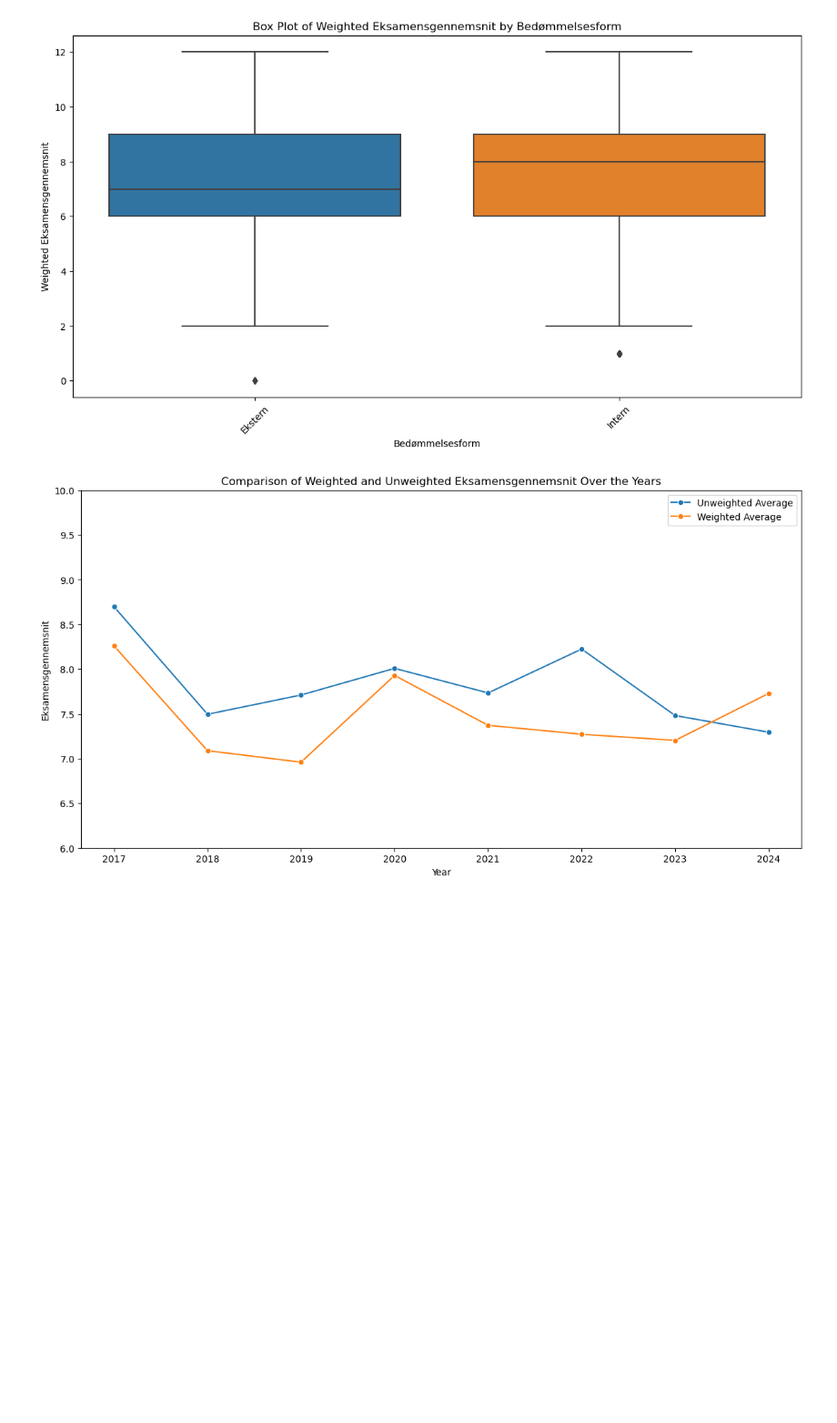
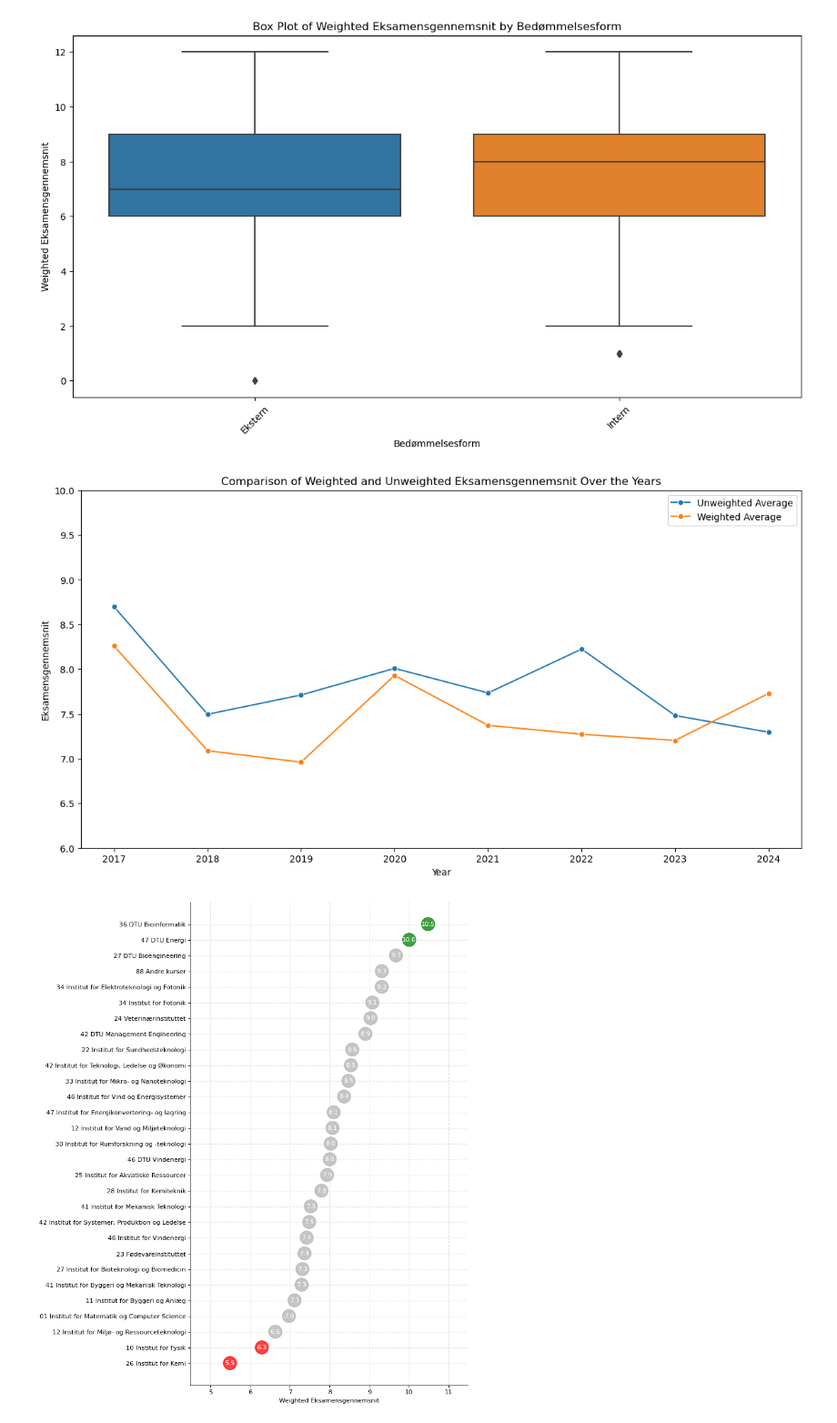
Before and after one commit to fmb622/isds2024exam, a Jupyter notebook: plots.ipynb, the cells around one changed output. Shown: that part at 91% size. Cells and saved outputs as stored; diff of their text form; code cells hidden in the pictures; blank space fills up the shorter version.

```diff
--- a/plots.ipynb
+++ b/plots.ipynb
@@ -259,3 +259,61 @@ plt.legend()  # Show legend to differentiate between the two lines
 plt.show()
 # %% [output]
 [figure]
+# %%
+# Ensure necessary columns are numeric
+clean_merged_df['Fremmødte'] = pd.to_numeric(clean_merged_df['Fremmødte'], errors='coerce')
+clean_merged_df['Eksamensgennemsnit'] = pd.to_numeric(clean_merged_df['Eksamensgennemsnit'], errors='coerce')
+
+# Create a weighted version of 'Eksamensgennemsnit' by expanding the dataset
+weighted_data = clean_merged_df.loc[clean_merged_df.index.repeat(clean_merged_df['Fremmødte'])].copy()
+weighted_data['Weighted_Eksamensgennemsnit'] = weighted_data['Eksamensgennemsnit']
+
+# Group by 'Institut' and calculate the average for the expanded (weighted) dataset
+weighted_institut_avg = weighted_data.groupby('Institut')['Weighted_Eksamensgennemsnit'].mean().reset_index()
+
+# Calculate the overall average of Weighted_Eksamensgennemsnit across all Instituts
+overall_avg = weighted_institut_avg['Weighted_Eksamensgennemsnit'].mean()
+
+# Set thresholds for coloring based on 20% above and below the overall average
+upper_threshold = overall_avg * 1.2
+lower_threshold = overall_avg * 0.8
+
+# Apply coloring based on thresholds
+weighted_institut_avg['colors'] = ['red' if x < lower_threshold else 'green' if x > upper_threshold else '0.7' for x in weighted_institut_avg['Weighted_Eksamensgennemsnit']]
+
+# Sort by Weighted Eksamensgennemsnit
+df_institut = weighted_institut_avg.sort_values('Weighted_Eksamensgennemsnit')
+
+# Reset index for plotting
+df_institut.reset_index(inplace=True)
+
+# Draw the plot
+plt.figure(figsize=(8, 14), dpi=80)
+plt.scatter(df_institut['Weighted_Eksamensgennemsnit'], df_institut.index, s=450, alpha=0.5, color=df_institut['colors'])
+
+# Add text labels to the points
+for x, y, tex in zip(df_institut['Weighted_Eksamensgennemsnit'], df_institut.index, df_institut['Weighted_Eksamensgennemsnit']):
+    plt.text(x, y, round(tex, 1), horizontalalignment='center', verticalalignment='center', fontdict={'color': 'white'}, zorder=1)
+
+# Spines
+plt.gca().spines["top"].set_alpha(False)
+plt.gca().spines["right"].set_alpha(False)
+plt.gca().spines["bottom"].set_alpha(0.8)
+plt.gca().spines["left"].set_alpha(0.8)
+
+# Customize grid lines
+plt.grid(linestyle=('--'), linewidth=1, color='0.8', alpha=0.5, zorder=0)
+
+# Set y-ticks and labels
+plt.yticks(df_institut.index, df_institut['Institut'])
+plt.xlabel('Weighted Eksamensgennemsnit')
+plt.xlim(min(df_institut['Weighted_Eksamensgennemsnit']) - 1, max(df_institut['Weighted_Eksamensgennemsnit']) + 1)
+
+# Ensure scatter points and labels are on top of the grid
+plt.scatter(df_institut['Weighted_Eksamensgennemsnit'], df_institut.index, s=450, alpha=0.5, color=df_institut['colors'], zorder=3)
+for x, y, tex in zip(df_institut['Weighted_Eksamensgennemsnit'], df_institut.index, df_institut['Weighted_Eksamensgennemsnit']):
+    plt.text(x, y, round(tex, 1), horizontalalignment='center', verticalalignment='center', fontdict={'color': 'white'}, zorder=4)
+
+plt.show()
+# %% [output]
+[figure, added]
```
Also changed, not shown: 3 other files.
